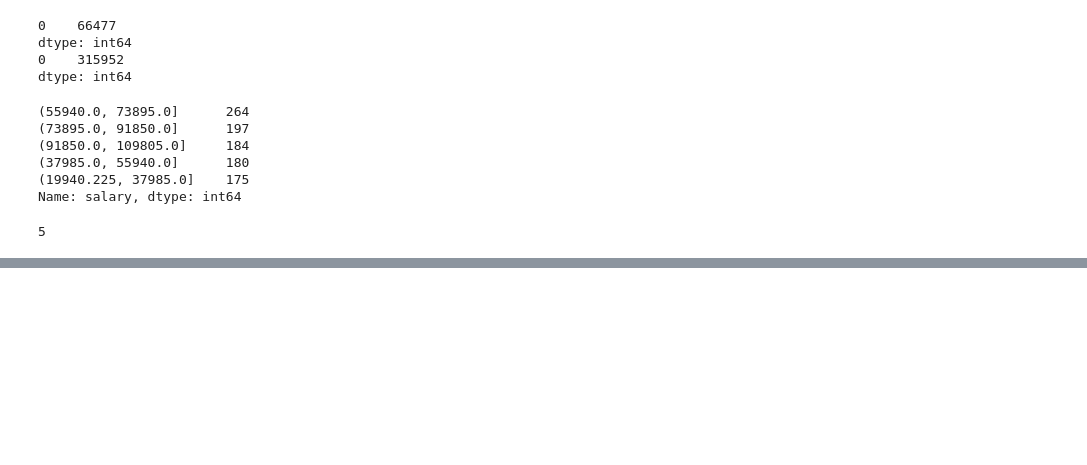
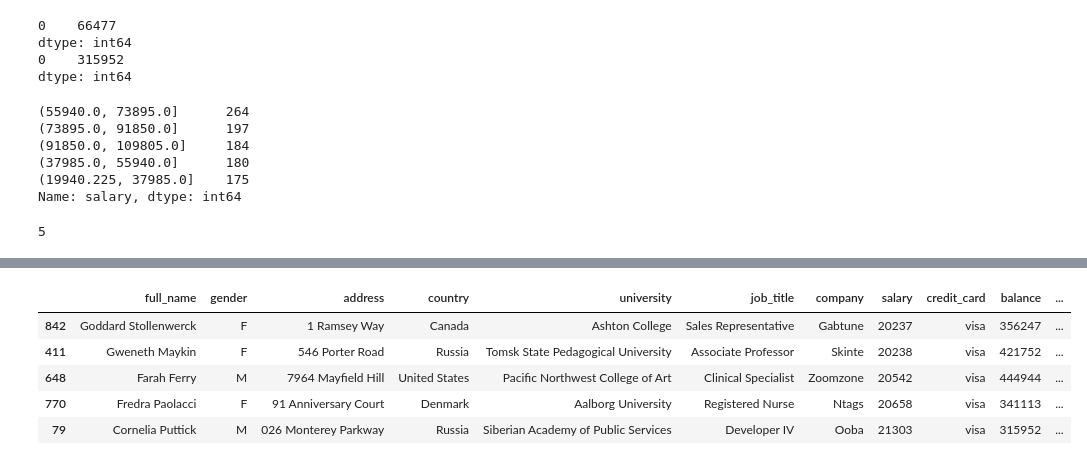
Before and after one commit to ShakilM26/Data_Cleaning-EDA, a Jupyter notebook: project_employee.ipynb, the cells around one changed output, grey strips where cells are left out. Saved outputs shown, nothing was run; the diff lists cells and outputs as text; code cells hidden in the pictures; blank space fills up the shorter version.

```diff
--- a/project_employee.ipynb
+++ b/project_employee.ipynb
@@ -451,0 +769,11 @@ df[(df['salary'] < 35000) & (df['salary'] >= 20000) & (df['vehicle']=='zeroes')]
+# %%
+# Find 5 person visa credit-card user who get the minimum salary
+
+df[df['credit_card']=='visa'].sort_values(by='salary').head(5)
+# %% [output]
+|  | full_name | gender | address | country | university | job_title | company | salary | credit_card | balance | ... |
+| 842 | Goddard Stollenwerck | F | 1 Ramsey Way | Canada | Ashton College | Sales Representative | Gabtune | 20237 | visa | 356247 | ... |
+| 411 | Gweneth Maykin | F | 546 Porter Road | Russia | Tomsk State Pedagogical University | Associate Professor | Skinte | 20238 | visa | 421752 | ... |
+| 648 | Farah Ferry | M | 7964 Mayfield Hill | United States | Pacific Northwest College of Art | Clinical Specialist | Zoomzone | 20542 | visa | 444944 | ... |
+| 770 | Fredra Paolacci | F | 91 Anniversary Court | Denmark | Aalborg University | Registered Nurse | Ntags | 20658 | visa | 341113 | ... |
+| 79 | Cornelia Puttick | M | 026 Monterey Parkway | Russia | Siberian Academy of Public Services | Developer IV | Ooba | 21303 | visa | 315952 | ... |
```
Also changed, not shown: parts of 49 cells of this notebook.
